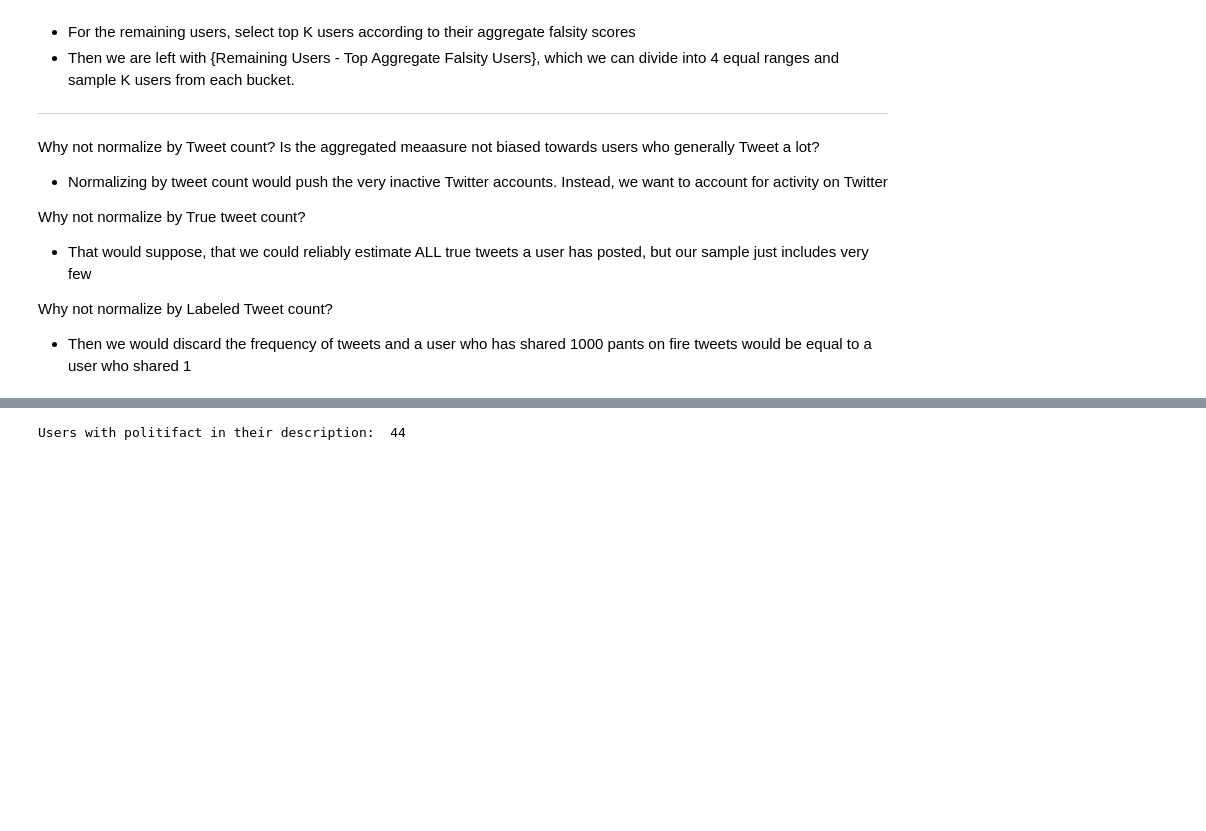
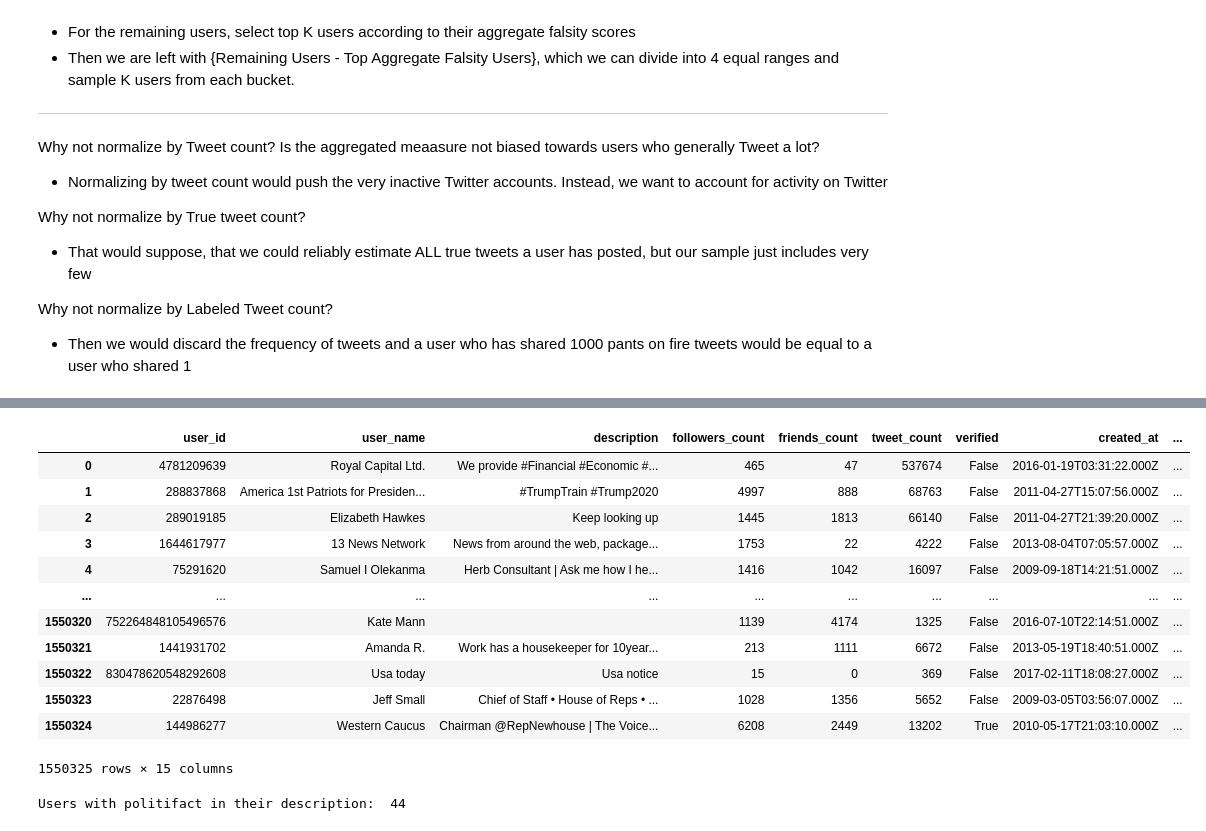
Before and after one commit to lrnz-asnprs/tweet-collector, a Jupyter notebook: fake_collector/notebooks/laurenz_notebook.ipynb, the cells around one changed output, grey strips where cells are left out. Drawn from its saved outputs; the diff is of its cells as text; code cells hidden in the pictures; blank space fills up the shorter version.

```diff
--- a/fake_collector/notebooks/laurenz_notebook.ipynb
+++ b/fake_collector/notebooks/laurenz_notebook.ipynb
@@ -47,3 +37,19 @@ len(user_df)
+# %%
+user_df
+# %% [output]
+|  | user_id | user_name | description | followers_count | friends_count | tweet_count | verified | created_at | ... |
+| 0 | 4781209639 | Royal Capital Ltd. | We provide #Financial #Economic #... | 465 | 47 | 537674 | False | 2016-01-19T03:31:22.000Z | ... |
+| 1 | 288837868 | America 1st Patriots for Presiden... | #TrumpTrain #Trump2020 | 4997 | 888 | 68763 | False | 2011-04-27T15:07:56.000Z | ... |
+| 2 | 289019185 | Elizabeth Hawkes | Keep looking up | 1445 | 1813 | 66140 | False | 2011-04-27T21:39:20.000Z | ... |
+| 3 | 1644617977 | 13 News Network | News from around the web, package... | 1753 | 22 | 4222 | False | 2013-08-04T07:05:57.000Z | ... |
+| 4 | 75291620 | Samuel I Olekanma | Herb Consultant | Ask me how I he... | 1416 | 1042 | 16097 | False | 2009-09-18T14:21:51.000Z | ... |
+| ... | ... | ... | ... | ... | ... | ... | ... | ... | ... |
+| 1550320 | 752264848105496576 | Kate Mann |  | 1139 | 4174 | 1325 | False | 2016-07-10T22:14:51.000Z | ... |
+| 1550321 | 1441931702 | Amanda R. | Work has a housekeeper for 10year... | 213 | 1111 | 6672 | False | 2013-05-19T18:40:51.000Z | ... |
+| 1550322 | 830478620548292608 | Usa today | Usa notice | 15 | 0 | 369 | False | 2017-02-11T18:08:27.000Z | ... |
+| 1550323 | 22876498 | Jeff Small | Chief of Staff • House of Reps • ... | 1028 | 1356 | 5652 | False | 2009-03-05T03:56:07.000Z | ... |
+| 1550324 | 144986277 | Western Caucus | Chairman @RepNewhouse | The Voice... | 6208 | 2449 | 13202 | True | 2010-05-17T21:03:10.000Z | ... |
+1550325 rows × 15 columns
 # %%
 # Lowercase description text
 user_df['description'] = user_df['description'].map(str.lower)
```
Also changed, not shown: parts of 4 cells of this notebook, 17 other files.
